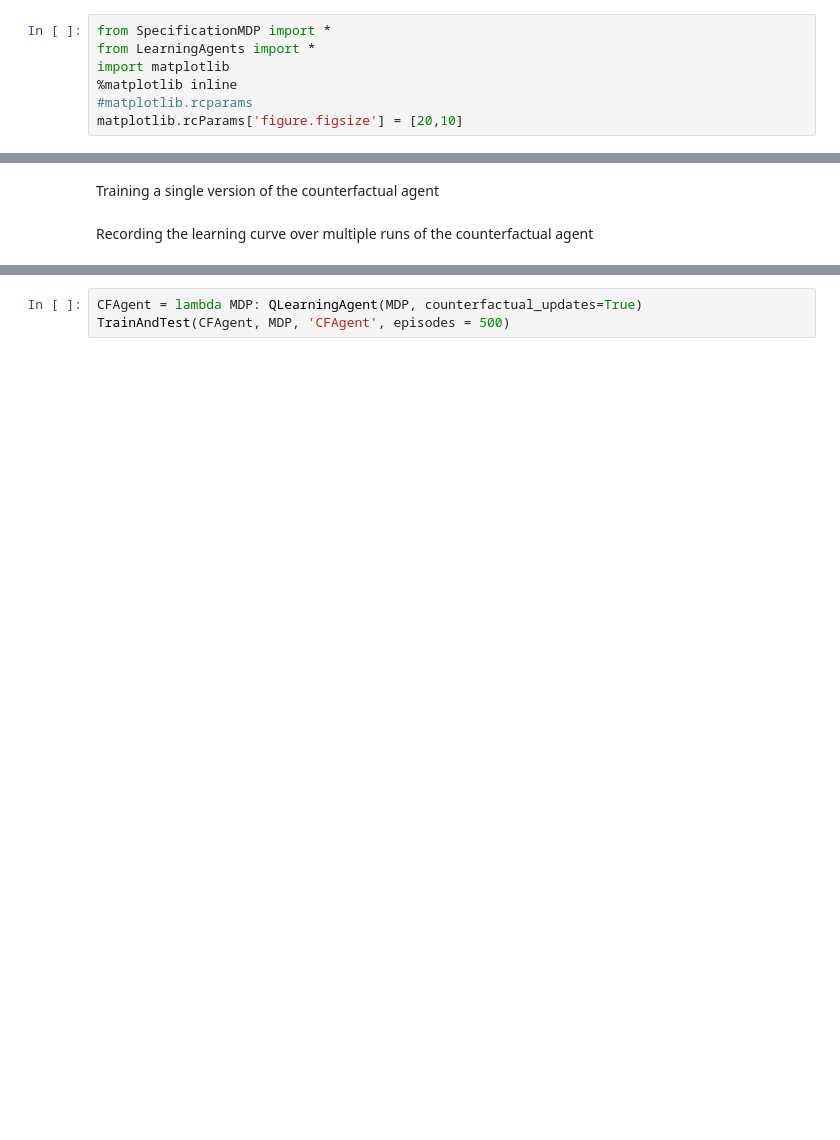
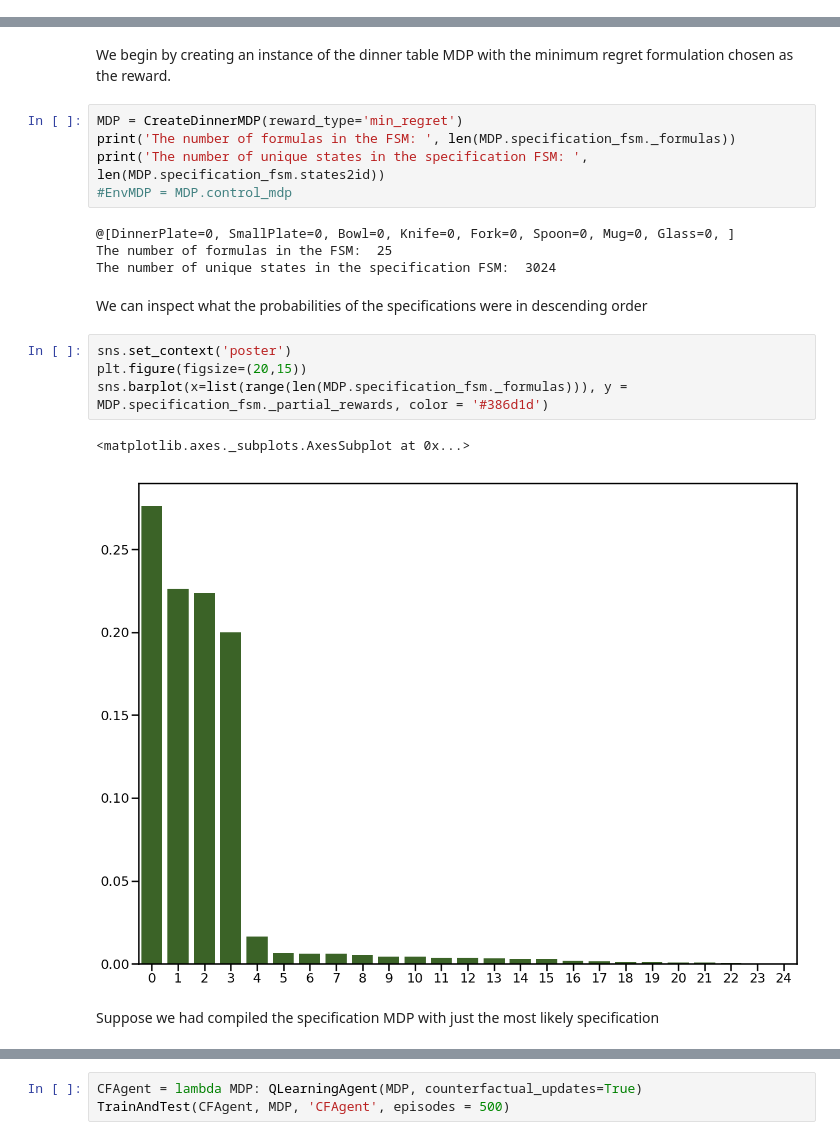
Before and after one commit to interactive-robotics/Personal_AJShah, a Jupyter notebook: LTLProgression/DinnerTable.ipynb, the cells around one changed output, grey strips where cells are left out. Drawn from its saved outputs; the diff is of its cells as text; blank space fills up the shorter version.

Commit message:
Added Notebook for dinner table and the synthetic examples

```diff
--- a/LTLProgression/DinnerTable.ipynb
+++ b/LTLProgression/DinnerTable.ipynb
@@ -1,7 +0,0 @@
-# %%
-from SpecificationMDP import *
-from LearningAgents import *
-import matplotlib
-%matplotlib inline
-#matplotlib.rcparams
-matplotlib.rcParams['figure.figsize'] = [20,10]
@@ -70,4 +74,22 @@ _ = stoch_eval.visualize_exploration()
-# %% [markdown]
-Training a single version of the counterfactual agent
-# %% [markdown]
-Recording the learning curve over multiple runs of the counterfactual agent
+# %% [markdown]
+We begin by creating an instance of the dinner table MDP with the minimum regret formulation chosen as the reward.
+# %%
+MDP = CreateDinnerMDP(reward_type='min_regret')
+print('The number of formulas in the FSM: ', len(MDP.specification_fsm._formulas))
+print('The number of unique states in the specification FSM: ', len(MDP.specification_fsm.states2id))
+#EnvMDP = MDP.control_mdp
+# %% [output]
+@[DinnerPlate=0, SmallPlate=0, Bowl=0, Knife=0, Fork=0, Spoon=0, Mug=0, Glass=0, ]
+The number of formulas in the FSM:  25
+The number of unique states in the specification FSM:  3024
+# %% [markdown]
+We can inspect what the probabilities of the specifications were in descending order
+# %%
+sns.set_context('poster')
+plt.figure(figsize=(20,15))
+sns.barplot(x=list(range(len(MDP.specification_fsm._formulas))), y = MDP.specification_fsm._partial_rewards, color = '#386d1d')
+# %% [output]
+<matplotlib.axes._subplots.AxesSubplot at 0x...>
+[figure, added]
+# %% [markdown]
+Suppose we had compiled the specification MDP with just the most likely specification
```
Also changed, not shown: parts of 35 cells of this notebook, 3 other files.
